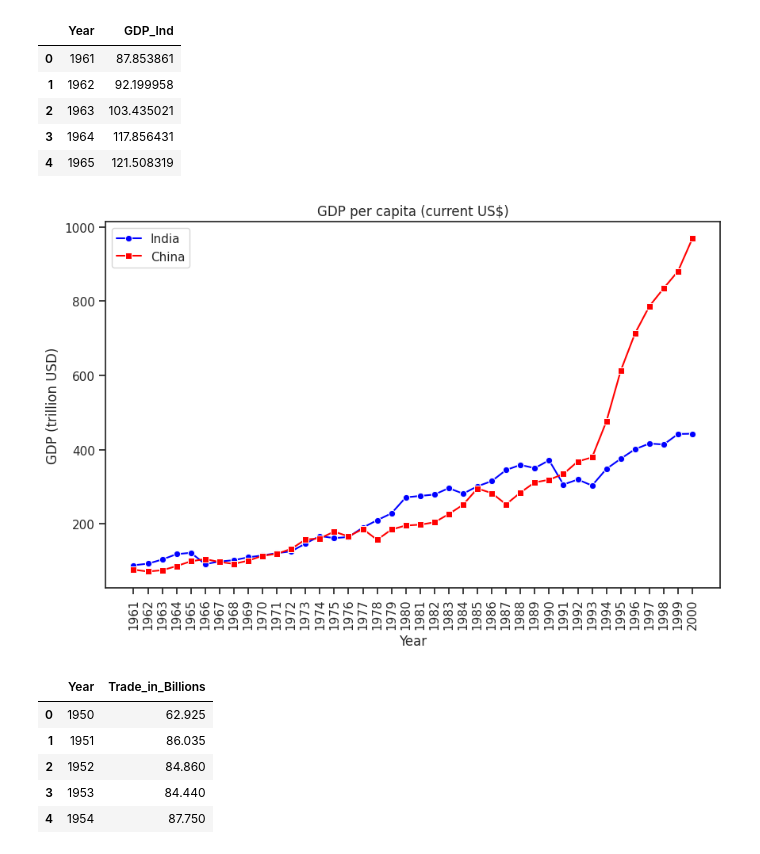
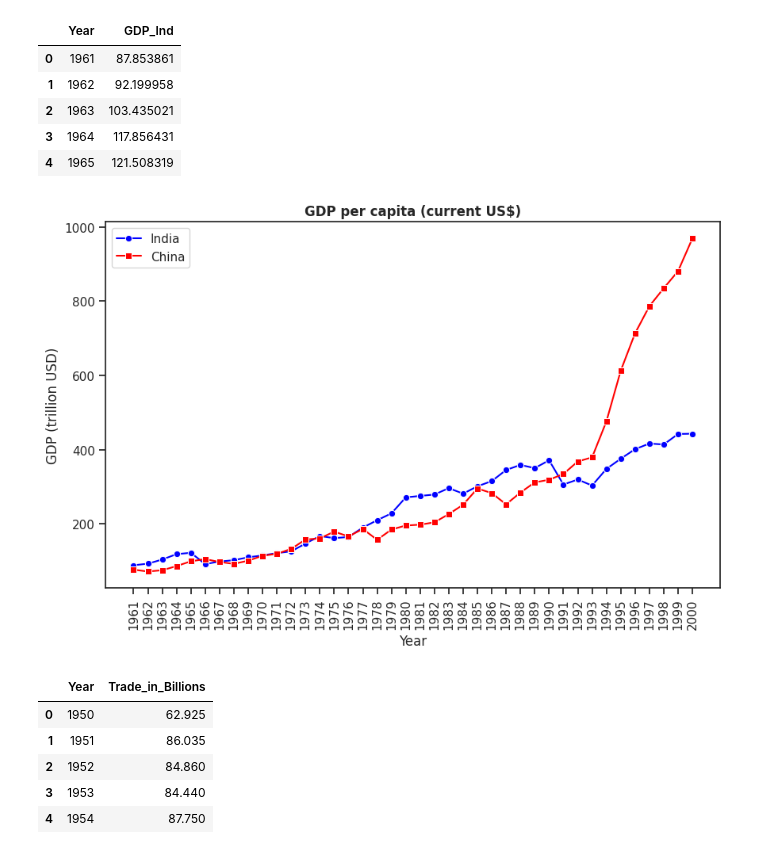
Before and after one commit to yashshahi/India_trade-1960-1999-, a Jupyter notebook: potential_gdp.ipynb, the cells around one changed output. Cells and saved outputs as stored; diff of their text form; code cells hidden in the pictures.

```diff
--- a/potential_gdp.ipynb
+++ b/potential_gdp.ipynb
@@ -247,6 +241,6 @@ IND_T.index.name='Year'
 IND_T=IND_T.reset_index()
 IND_T
 # %%
-china.index.name='Index'
-china=china.reset_index(drop=True)
-china=china.iloc[:,1:]
+china.index.name='Year'
+china=china.reset_index()
+china=china.iloc[:,:]
@@ -279,24 +289,24 @@ india.head()
 # %%
 #ploting
 
 sns.set_theme(style='ticks')
 plt.figure(figsize=(10,6))
 # Plot India
 sns.lineplot(x='Year', y='GDP_Ind', data=india, label='India', marker='o',color='blue')
 
 # Plot China
 sns.lineplot(x='Year', y='GDP_Chn', data=china, label='China', marker='s',color='red')
 
-plt.title('GDP per capita (current US$)')
+plt.title('GDP per capita (current US$)',fontweight='bold')
 plt.xlabel('Year')
 plt.xticks(rotation=90)
 plt.ylabel('GDP (trillion USD)')
 
 plt.savefig('India_China.png', dpi=300, bbox_inches='tight')
 plt.legend()
 plt.show()
 # %% [output]
-[figure, old version]
+[figure, new version]
 # %%
 #world trade data
 world_trade=pd.read_csv('world_trade.csv')
```
Also changed, not shown: parts of 6 cells of this notebook.
